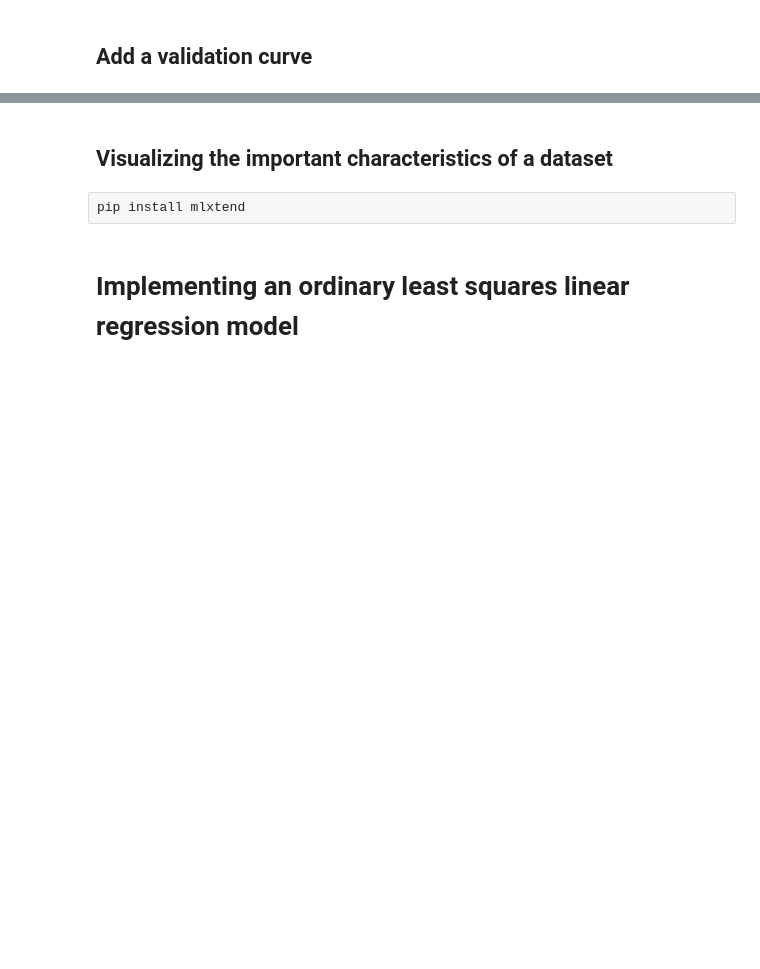
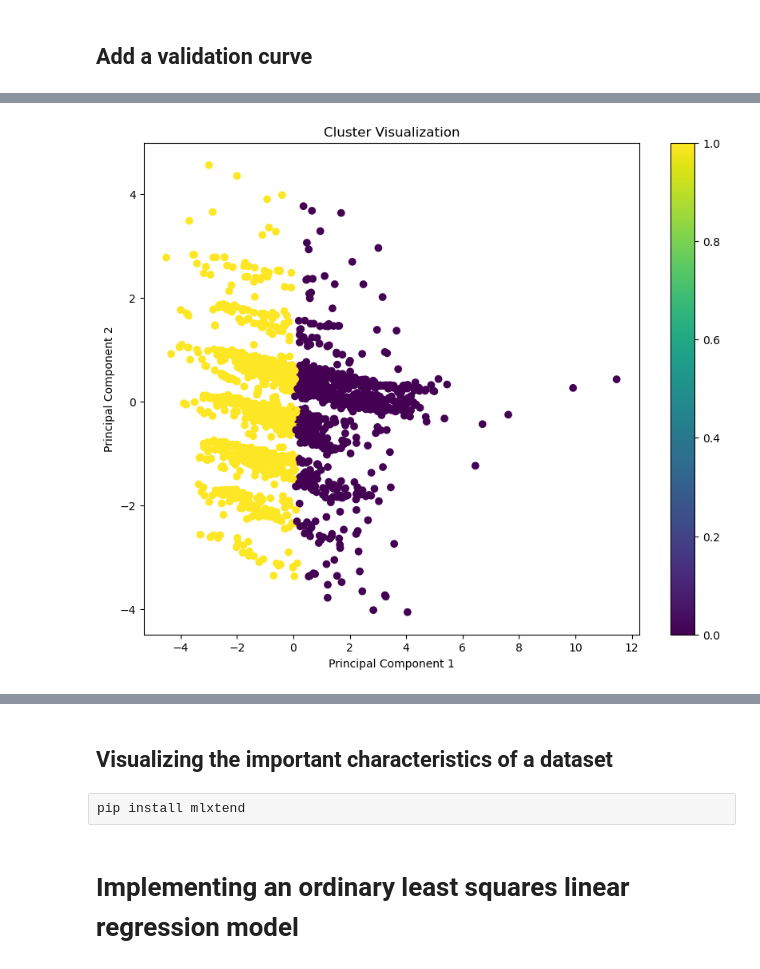
Before and after one commit to ChadUSF/DSDP, a Jupyter notebook: Housing/HousingRegression.ipynb, the cells around one changed output, grey strips where cells are left out. Cells and saved outputs as stored; diff of their text form; code cells hidden in the pictures; blank space fills up the shorter version.

```diff
--- a/Housing/HousingRegression.ipynb
+++ b/Housing/HousingRegression.ipynb
@@ -551,0 +615,3 @@ plt.show()
+# %%
+kmeans = KMeans(n_clusters=2, init='k-means++', max_iter=300, tol=1e-04, random_state=42)
+clusters = kmeans.fit_predict(clstrdf)
@@ -551,0 +640,15 @@ plt.show()
+# %%
+import matplotlib.pyplot as plt
+from sklearn.decomposition import PCA
+
+pca = PCA(n_components=2)
+principal_components = pca.fit_transform(clstrdf)
+plt.figure(figsize=(10, 8))
+plt.scatter(principal_components[:, 0], principal_components[:, 1], c=clusters)
+plt.xlabel('Principal Component 1')
+plt.ylabel('Principal Component 2')
+plt.title('Cluster Visualization')
+plt.colorbar()
+plt.show()
+# %% [output]
+[figure, added]
```
Also changed, not shown: parts of 33 cells of this notebook.
